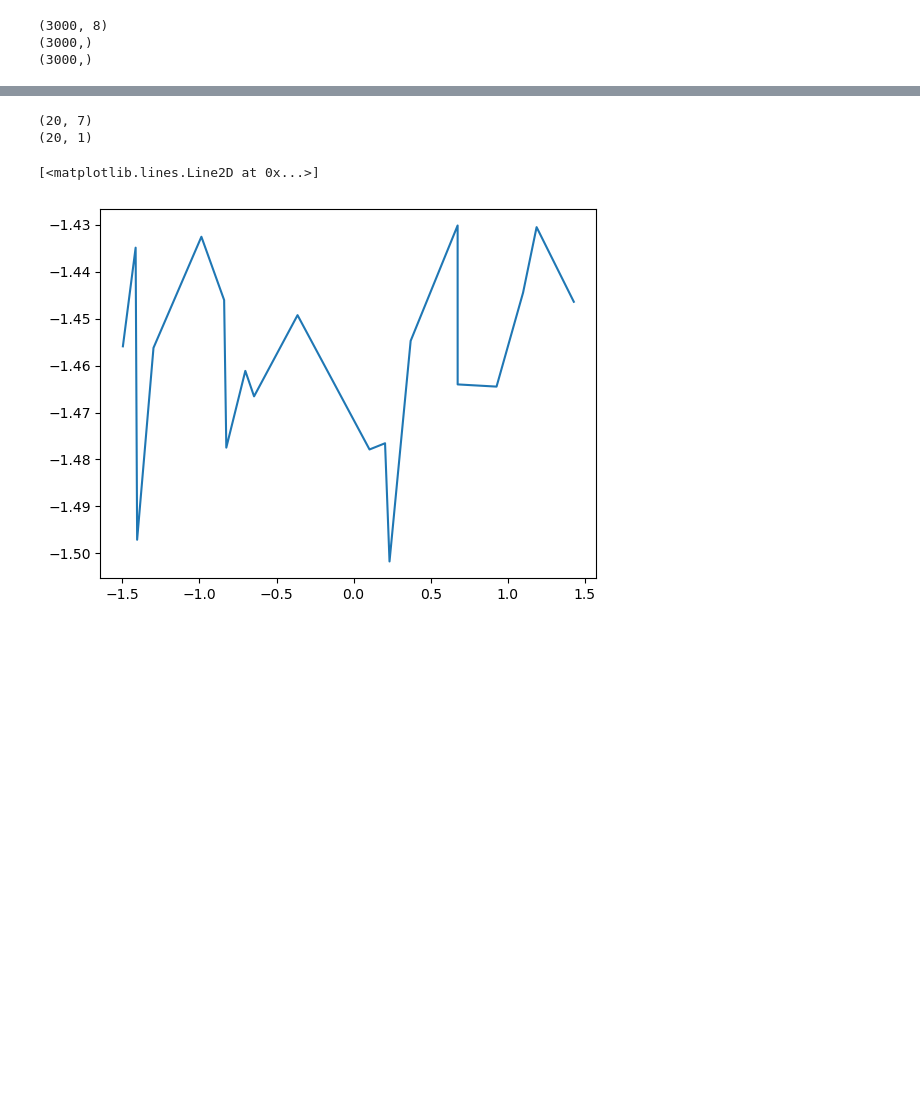
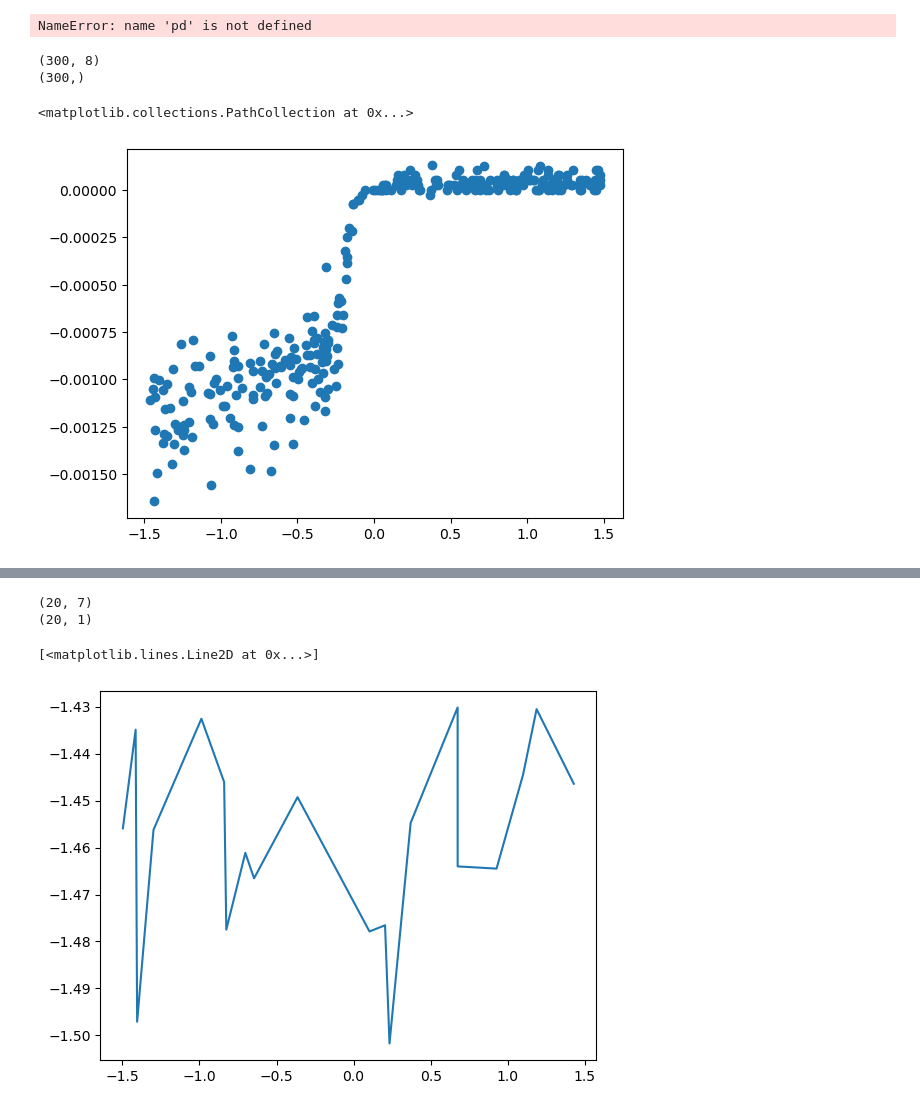
Before and after one commit to jwass1997/KMC_V1.1, a Jupyter notebook: test.ipynb, the cells around one changed output, grey strips where cells are left out. Cells and saved outputs as stored; diff of their text form; code cells hidden in the pictures; blank space fills up the shorter version.

```diff
--- a/test.ipynb
+++ b/test.ipynb
@@ -4,11 +5,20 @@ import matplotlib.pyplot as plt
+# %%
+df = pd.read_csv("potential.csv")
+plt.tricontourf(df.x, df.y, df.potential, levels=50)
+plt.colorbar(label="Potential")
+plt.axis("equal")
+plt.show()
+# %% [output]
+NameError: name 'pd' is not defined
 # %%
 batch = np.load("currentData/batch_test.npz")
 print(batch["inputs"].shape)
 print(batch["outputs"].shape)
 
-plt.scatter(batch["inputs"])
+plt.scatter(batch["inputs"][:,1], batch["outputs"])
 # %% [output]
-(3000, 8)
-(3000,)
-(3000,)
+(300, 8)
+(300,)
+<matplotlib.collections.PathCollection at 0x...>
+[figure, added]
 # %%
```
Also changed, not shown: parts of 2 cells of this notebook, 19 other files.
